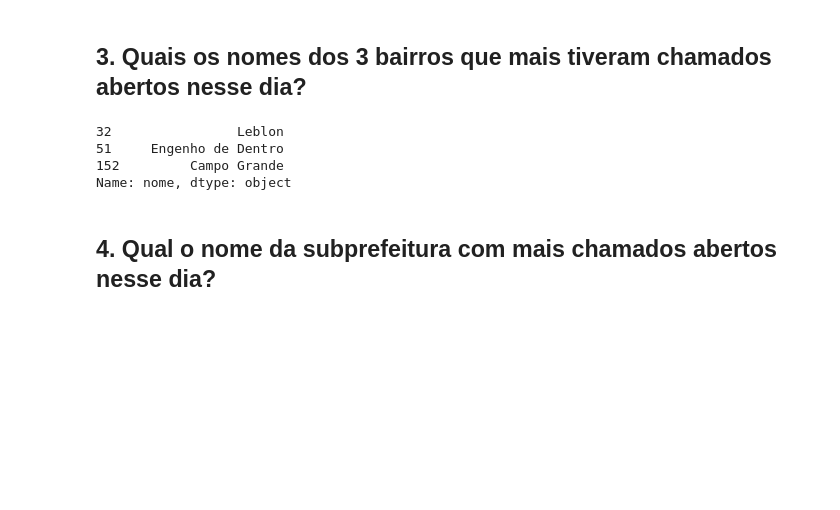
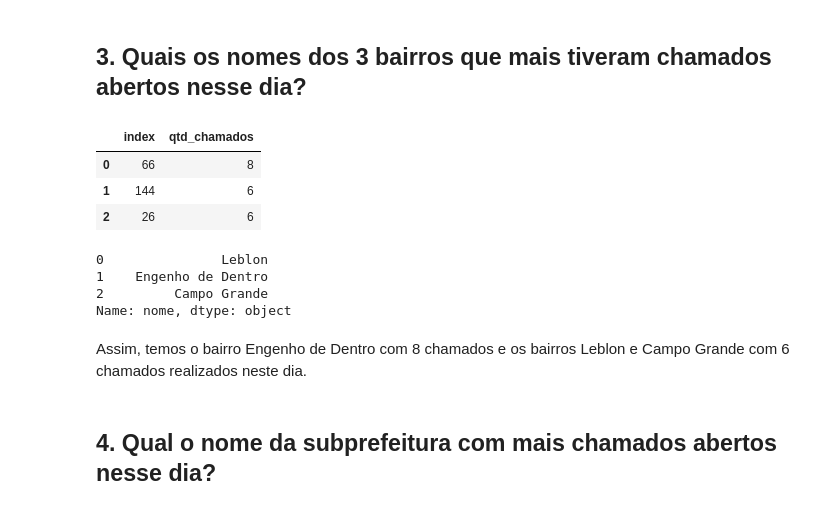
Before and after one commit to gabryellesoares/emd-desafio-junior-data-scientist, a Jupyter notebook: analise_python.ipynb, the cells around one changed output. Saved outputs shown, nothing was run; the diff lists cells and outputs as text; code cells hidden in the pictures; blank space fills up the shorter version.

```diff
--- a/analise_python.ipynb
+++ b/analise_python.ipynb
@@ -65,5 +74,5 @@ dt_3 = datetime.date(2023, 12, 31)
 # %%
-chamados_abril = chamado_1746.loc[chamado_1746['data_inicio'].dt.date == dt_1]
+chamados_abril = chamado_1746.loc[chamado_1746['data_inicio'].dt.date == datetime.date(2023, 4, 1)]
 # %%
 len(chamados_abril)
 # %% [output]
@@ -79,12 +88,21 @@ Poluição sonora
 # %% [markdown]
 ## 3. Quais os nomes dos 3 bairros que mais tiveram chamados abertos nesse dia?
 # %%
-bairros[bairros['id_bairro'].isin(chamados_abril['id_bairro'].value_counts().head(3).index)]['nome']
+chamados_abril['id_bairro'].value_counts().reset_index(name='qtd_chamados').head(3)
 # %% [output]
-32                Leblon
-51     Engenho de Dentro
-152         Campo Grande
-Name: nome, dtype: object
+|  | index | qtd_chamados |
+| 0 | 66 | 8 |
+| 1 | 144 | 6 |
+| 2 | 26 | 6 |
+# %%
+bairros[bairros['id_bairro'].isin(chamados_abril['id_bairro'].value_counts().head(3).index)]['nome'].reset_index(drop=True)
+# %% [output]
+0               Leblon
+1    Engenho de Dentro
+2         Campo Grande
+Name: nome, dtype: object
+# %% [markdown]
+Assim, temos o bairro Engenho de Dentro com 8 chamados e os bairros Leblon e Campo Grande com 6 chamados realizados neste dia.
 # %% [markdown]
 ## 4. Qual o nome da subprefeitura com mais chamados abertos nesse dia?
 # %%
```
Also changed, not shown: parts of 19 cells of this notebook, 3 other files.
